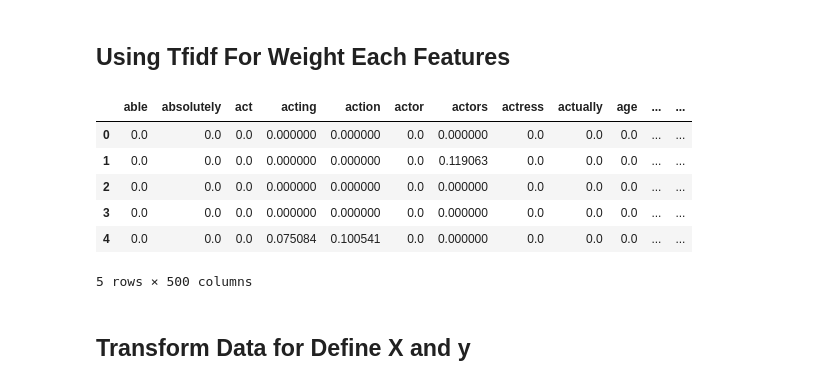
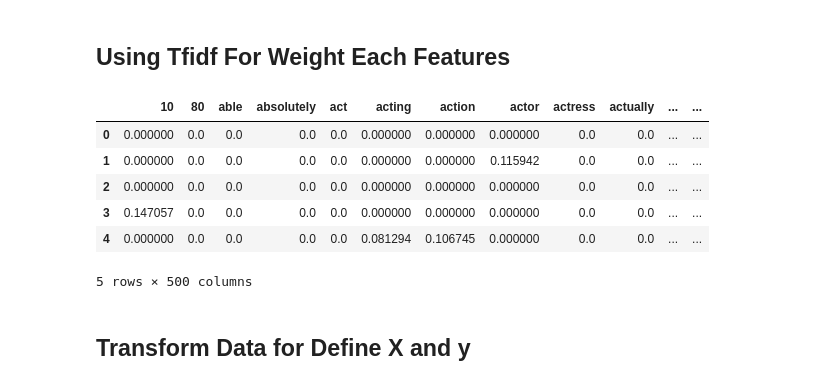
Before and after one commit to adikusuma14/Sentiment-Analysis-IMDB, a Jupyter notebook: sentiment_analysis.ipynb, the cells around one changed output. Saved outputs shown, nothing was run; the diff lists cells and outputs as text; code cells hidden in the pictures.

```diff
--- a/sentiment_analysis.ipynb
+++ b/sentiment_analysis.ipynb
@@ -21,8 +32,8 @@ True
 # %% [markdown]
 <h3>Read Data Source</h3>
 # %%
-#read
-data=pd.read_csv('datasets/IMDB Dataset.csv')
+#read data from source
+data=pd.read_csv('datasets/IMDB Dataset.csv', sep=',')
 data.head()
 # %% [output]
 |  | review | sentiment |
@@ -96,18 +163,18 @@ data.head()
 # %% [markdown]
 <h2>Using Tfidf For Weight Each Features</h2>
 # %%
-vectorizer = TfidfVectorizer(stop_words=ENGLISH_STOP_WORDS, ngram_range=(1,2), max_features=500, token_pattern=r'\b[^\d\W][^\d\W]+\b')
+vectorizer = TfidfVectorizer(ngram_range=(1,2), max_features=500)
 vectorizer.fit(data['review'])
 X = vectorizer.transform(data['review'])
 df_transform = pd.DataFrame(data=X.toarray(), columns=vectorizer.get_feature_names_out())
 df_transform.head()
 # %% [output]
-|  | able | absolutely | act | acting | action | actor | actors | actress | actually | age | ... | ... |
-| 0 | 0.0 | 0.0 | 0.0 | 0.000000 | 0.000000 | 0.0 | 0.000000 | 0.0 | 0.0 | 0.0 | ... | ... |
-| 1 | 0.0 | 0.0 | 0.0 | 0.000000 | 0.000000 | 0.0 | 0.119063 | 0.0 | 0.0 | 0.0 | ... | ... |
-| 2 | 0.0 | 0.0 | 0.0 | 0.000000 | 0.000000 | 0.0 | 0.000000 | 0.0 | 0.0 | 0.0 | ... | ... |
-| 3 | 0.0 | 0.0 | 0.0 | 0.000000 | 0.000000 | 0.0 | 0.000000 | 0.0 | 0.0 | 0.0 | ... | ... |
-| 4 | 0.0 | 0.0 | 0.0 | 0.075084 | 0.100541 | 0.0 | 0.000000 | 0.0 | 0.0 | 0.0 | ... | ... |
+|  | 10 | 80 | able | absolutely | act | acting | action | actor | actress | actually | ... | ... |
+| 0 | 0.000000 | 0.0 | 0.0 | 0.0 | 0.0 | 0.000000 | 0.000000 | 0.000000 | 0.0 | 0.0 | ... | ... |
+| 1 | 0.000000 | 0.0 | 0.0 | 0.0 | 0.0 | 0.000000 | 0.000000 | 0.115942 | 0.0 | 0.0 | ... | ... |
+| 2 | 0.000000 | 0.0 | 0.0 | 0.0 | 0.0 | 0.000000 | 0.000000 | 0.000000 | 0.0 | 0.0 | ... | ... |
+| 3 | 0.147057 | 0.0 | 0.0 | 0.0 | 0.0 | 0.000000 | 0.000000 | 0.000000 | 0.0 | 0.0 | ... | ... |
+| 4 | 0.000000 | 0.0 | 0.0 | 0.0 | 0.0 | 0.081294 | 0.106745 | 0.000000 | 0.0 | 0.0 | ... | ... |
 5 rows × 500 columns
 # %% [markdown]
 <h2>Transform Data for Define X and y</h2>
```
Also changed, not shown: parts of 10 cells of this notebook.
